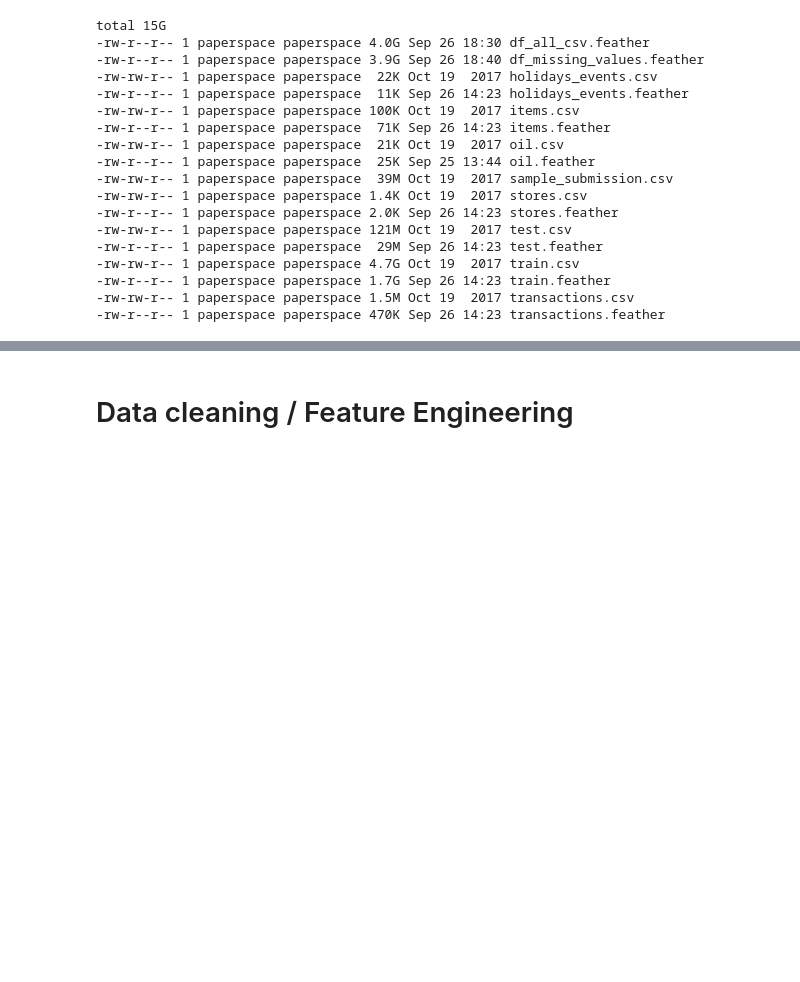
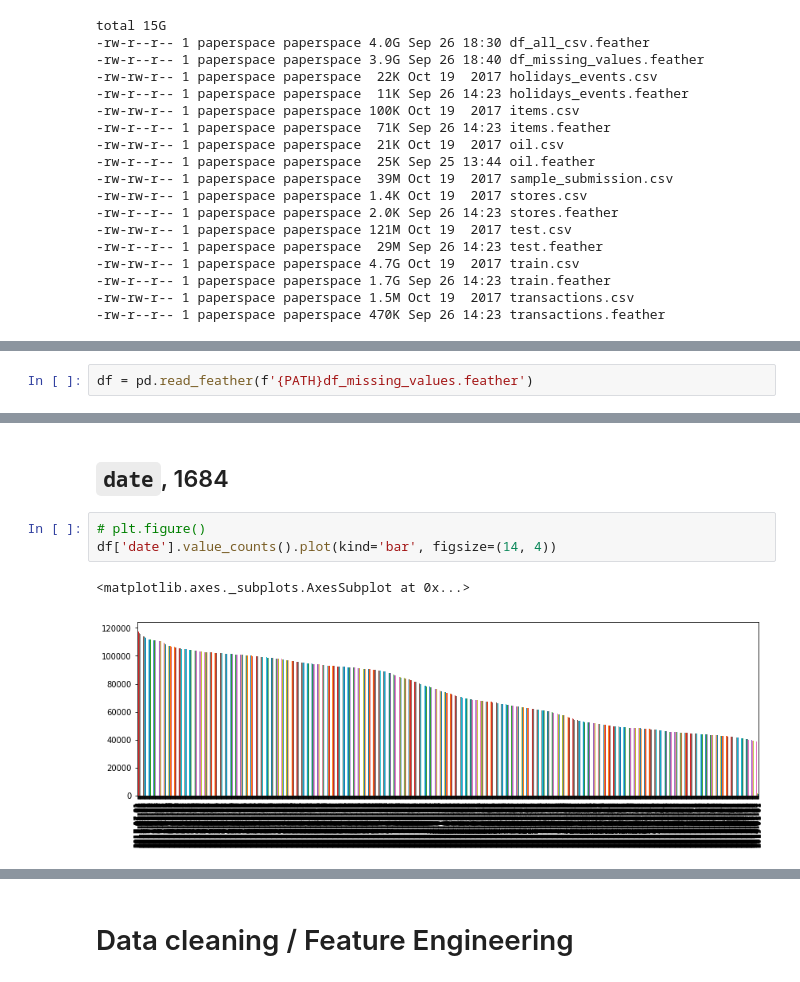
Before and after one commit to ilirium/kaggle-favorita, a Jupyter notebook: favorita-02.ipynb, the cells around one changed output, grey strips where cells are left out. Saved outputs shown, nothing was run; the diff lists cells and outputs as text; blank space fills up the shorter version.

Commit message:
added visualization for columns data

```diff
--- a/favorita-02.ipynb
+++ b/favorita-02.ipynb
@@ -846,0 +853,2 @@ total 15G
+# %%
+df = pd.read_feather(f'{PATH}df_missing_values.feather')
@@ -846,0 +875,8 @@ total 15G
+# %% [markdown]
+## `date`, 1684
+# %%
+# plt.figure()
+df['date'].value_counts().plot(kind='bar', figsize=(14, 4))
+# %% [output]
+<matplotlib.axes._subplots.AxesSubplot at 0x...>
+[figure, added]
```
Also changed, not shown: parts of 41 cells of this notebook.
